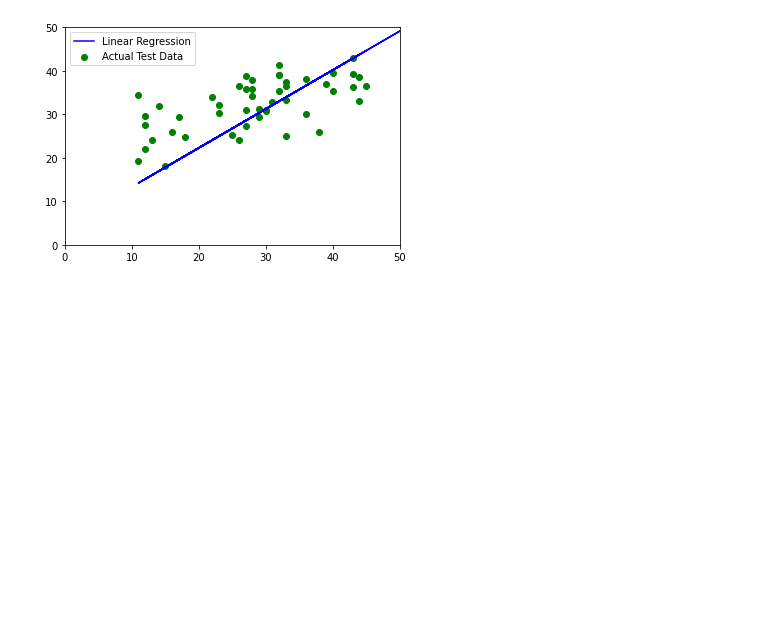
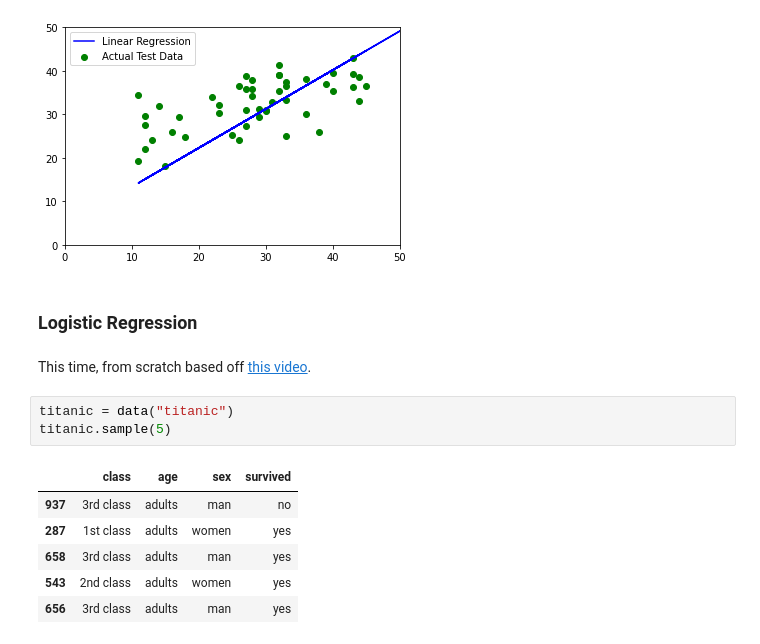
Before and after one commit to dliedtka/data_science_jqr, a Jupyter notebook: 03_08/03_08_02.ipynb, the cells around one changed output. Drawn from its saved outputs; the diff is of its cells as text; blank space fills up the shorter version.

```diff
--- a/03_08/03_08_02.ipynb
+++ b/03_08/03_08_02.ipynb
@@ -91,3 +91,17 @@ plt.legend()
 plt.show()
 # %% [output]
 [figure]
+# %% [markdown]
+### Logistic Regression
+# %% [markdown]
+This time, from scratch based off [this video](https://youtu.be/VK6v9Ure8Lk).
+# %%
+titanic = data("titanic")
+titanic.sample(5)
+# %% [output]
+|  | class | age | sex | survived |
+| 937 | 3rd class | adults | man | no |
+| 287 | 1st class | adults | women | yes |
+| 658 | 3rd class | adults | man | yes |
+| 543 | 2nd class | adults | women | yes |
+| 656 | 3rd class | adults | man | yes |
```
Also changed, not shown: parts of 7 cells of this notebook, 7 other files.
